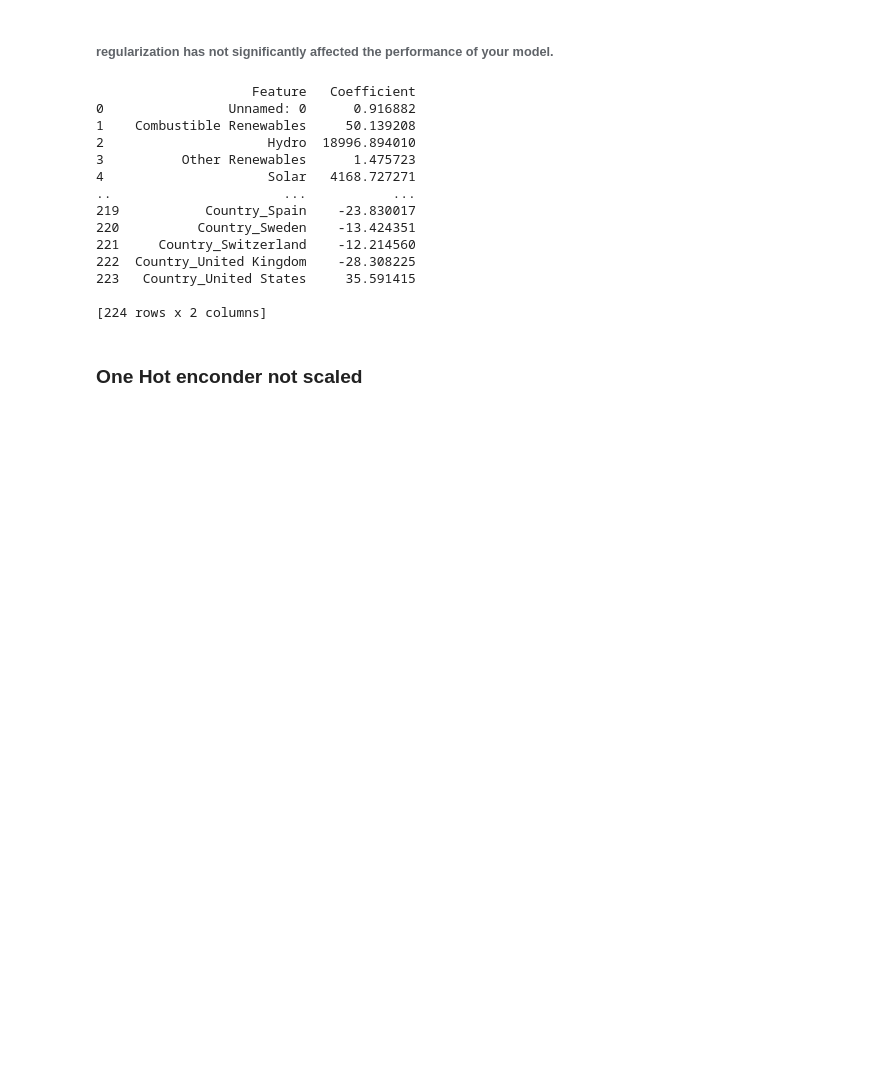
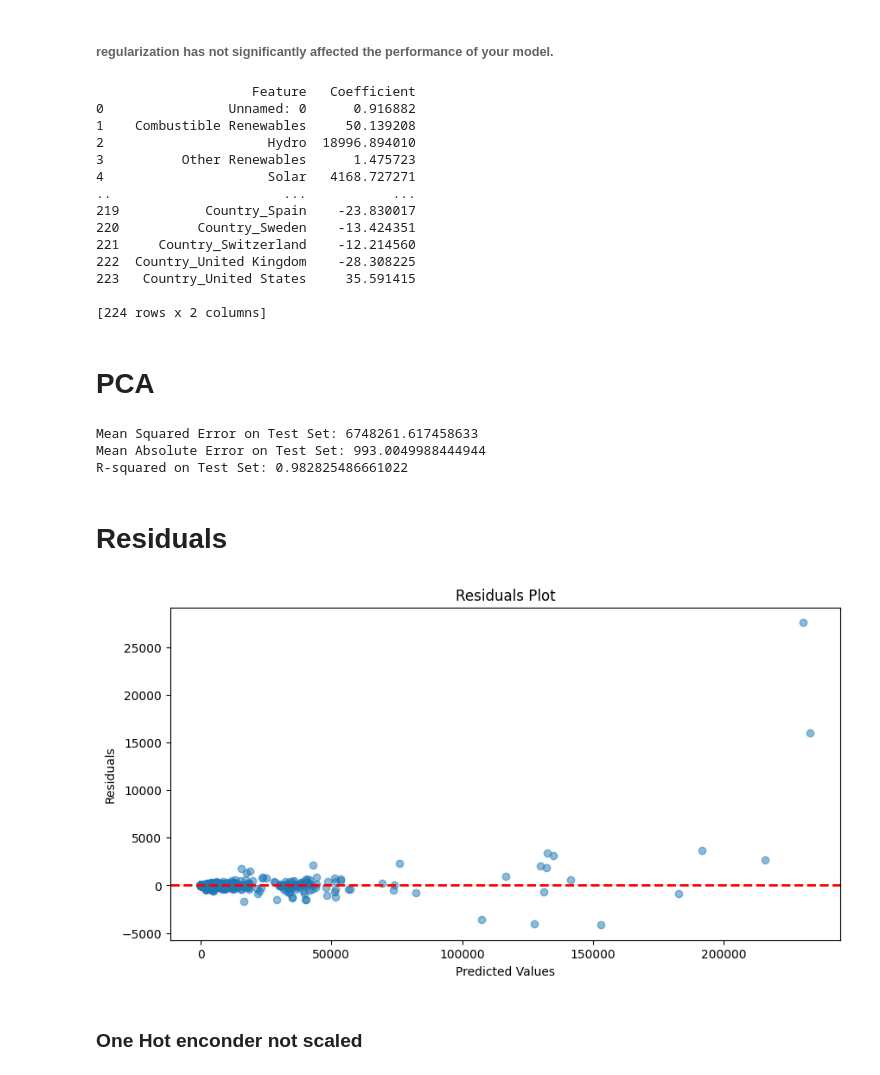
Before and after one commit to VonRiecken/Power-Predict, a Jupyter notebook: Linear-regression-Merged.ipynb, the cells around one changed output. Drawn from its saved outputs; the diff is of its cells as text; code cells hidden in the pictures; blank space fills up the shorter version.

```diff
--- a/Linear-regression-Merged.ipynb
+++ b/Linear-regression-Merged.ipynb
@@ -169,6 +169,69 @@ print(lasso_coefficients)
 223   Country_United States     35.591415
 
 [224 rows x 2 columns]
+# %% [markdown]
+# PCA
+# %%
+target_column_name = 'total target (wind, solar, hydro)'
+
+X = df.drop(target_column_name, axis=1)
+y = df[target_column_name]
+
+X_train, X_test, y_train, y_test = train_test_split(X, y, test_size=0.2, random_state=42)
+
+numeric_transformer = Pipeline(steps=[
+    ('imputer', SimpleImputer(strategy='mean')),
+    ('scaler', StandardScaler()),
+    ('pca', PCA(n_components=0.95))
+])
+
+categorical_transformer = Pipeline(steps=[
+    ('imputer', SimpleImputer(strategy='constant', fill_value='missing')),
+    ('onehot', OneHotEncoder(handle_unknown='ignore'))
+])
+
+preprocessor = ColumnTransformer(
+    transformers=[
+        ('num', numeric_transformer, numeric_features),
+        ('cat', categorical_transformer, categorical_features)
+    ])
+
+pipeline = Pipeline(steps=[('preprocessor', preprocessor),
+                             ('regressor', RandomForestRegressor())])
+
+pipeline.fit(X_train, y_train)
+
+y_pred = pipeline.predict(X_test)
+
+mse = mean_squared_error(y_test, y_pred)
+mae = mean_absolute_error(y_test, y_pred)
+r2 = r2_score(y_test, y_pred)
+
+print("Mean Squared Error on Test Set:", mse)
+print("Mean Absolute Error on Test Set:", mae)
+print("R-squared on Test Set:", r2)
+# %% [output]
+Mean Squared Error on Test Set: 6748261.617458633
+Mean Absolute Error on Test Set: 993.0049988444944
+R-squared on Test Set: 0.982825486661022
+# %% [markdown]
+# Residuals
+# %%
+import matplotlib.pyplot as plt
+y_pred = final_model.predict(X_test)
+
+# residuals
+residuals = y_test - y_pred
+
+plt.figure(figsize=(10, 5))
+plt.scatter(y_pred, residuals, alpha=0.5)
+plt.axhline(y=0, color='r', linestyle='--', linewidth=2)
+plt.title('Residuals Plot')
+plt.xlabel('Predicted Values')
+plt.ylabel('Residuals')
+plt.show()
+# %% [output]
+[figure, added]
 # %% [markdown]
 ### One Hot enconder not scaled
 # %%
```
Also changed, not shown: parts of 12 cells of this notebook, 1 other file.
